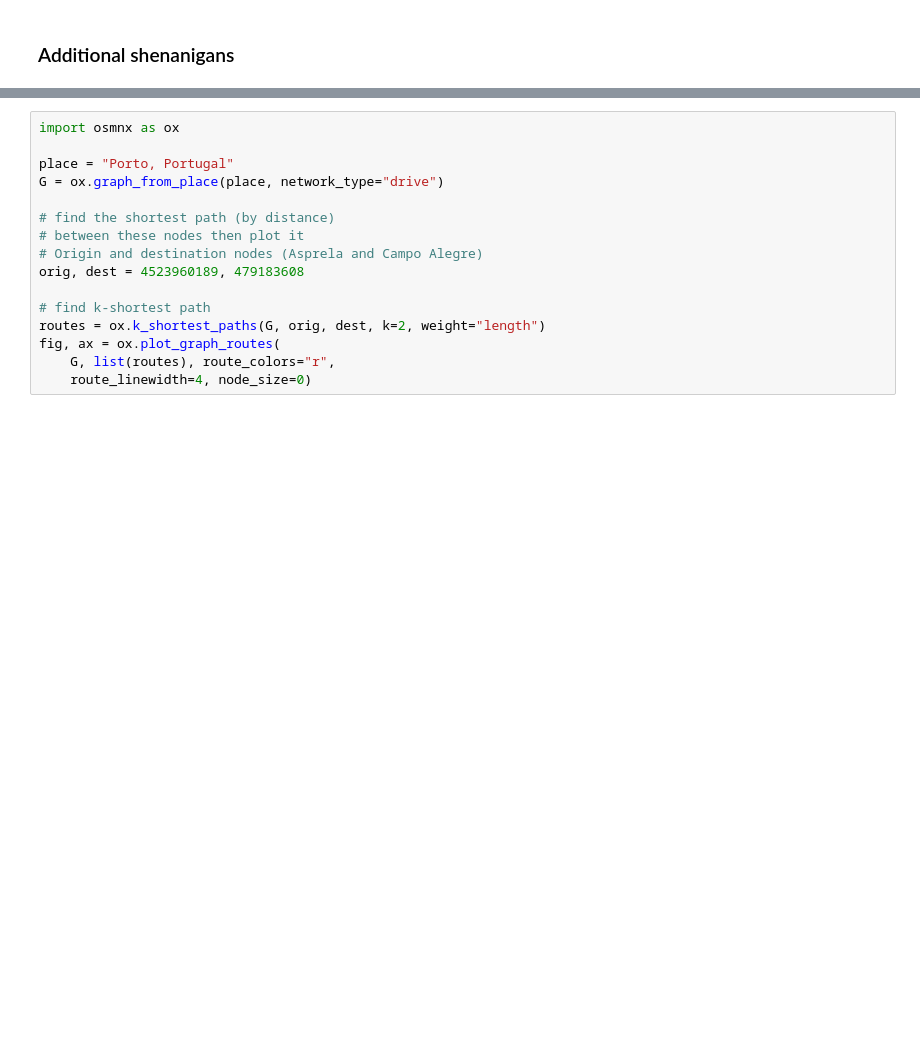
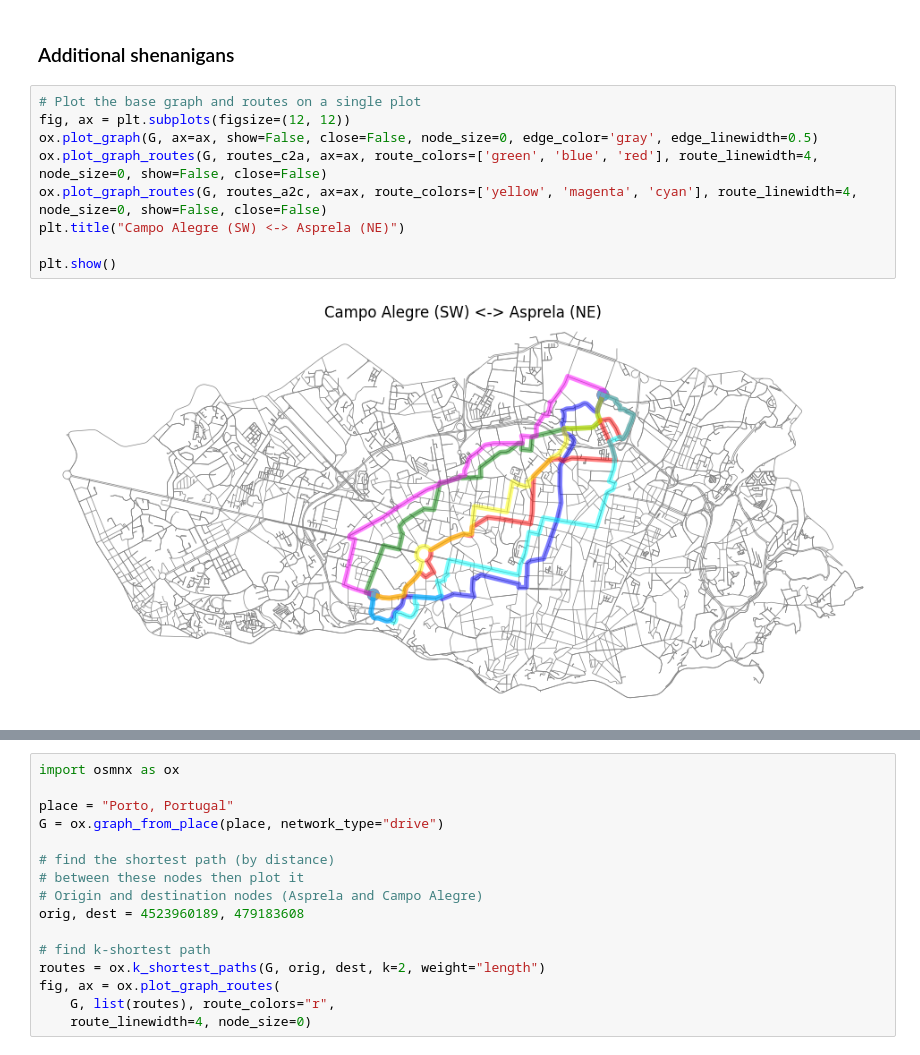
Before and after one commit to mbogesic/MS_Porto, a Jupyter notebook: explore_and_store_graph_data.ipynb, the cells around one changed output, grey strips where cells are left out. Drawn from its saved outputs; the diff is of its cells as text; blank space fills up the shorter version.

```diff
--- a/explore_and_store_graph_data.ipynb
+++ b/explore_and_store_graph_data.ipynb
@@ -332,2 +451,13 @@ Campo_Alegre_2_Asprela Route 3 saved in 'nodes_and_edges': 90 nodes, 89 edges
 # %% [markdown]
 ### Additional shenanigans
+# %%
+# Plot the base graph and routes on a single plot
+fig, ax = plt.subplots(figsize=(12, 12))
+ox.plot_graph(G, ax=ax, show=False, close=False, node_size=0, edge_color='gray', edge_linewidth=0.5)
+ox.plot_graph_routes(G, routes_c2a, ax=ax, route_colors=['green', 'blue', 'red'], route_linewidth=4, node_size=0, show=False, close=False)
+ox.plot_graph_routes(G, routes_a2c, ax=ax, route_colors=['yellow', 'magenta', 'cyan'], route_linewidth=4, node_size=0, show=False, close=False)
+plt.title("Campo Alegre (SW) <-> Asprela (NE)")
+
+plt.show()
+# %% [output]
+[figure, added]
```
Also changed, not shown: parts of 4 cells of this notebook, 11 other files.
